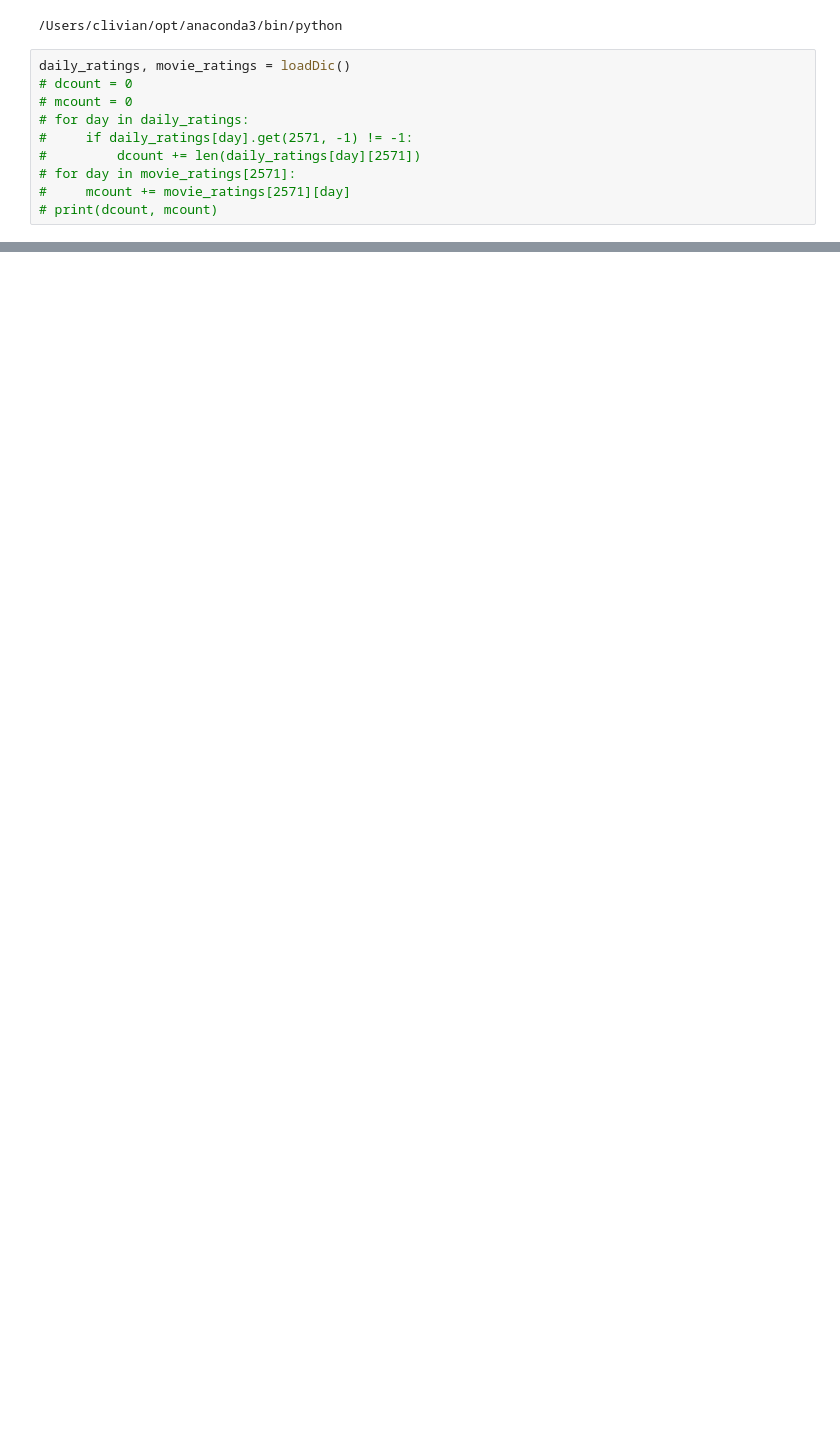
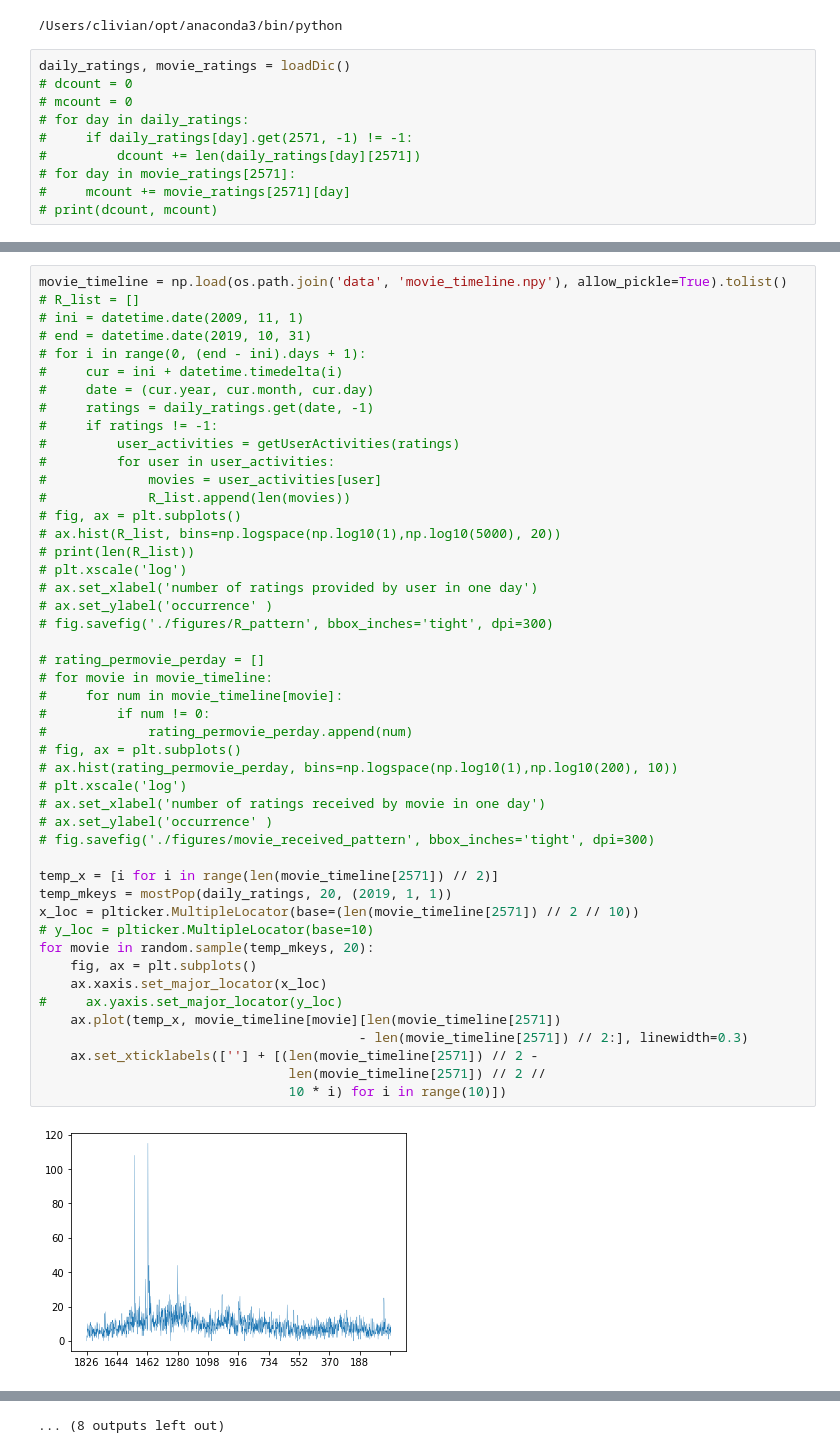
Before and after one commit to liguanlong/Final-Year-Project, a Jupyter notebook: customisedRecommender.ipynb, the cells around one changed output, grey strips where cells are left out. Cells and saved outputs as stored; diff of their text form; blank space fills up the shorter version.

```diff
--- a/customisedRecommender.ipynb
+++ b/customisedRecommender.ipynb
@@ -196,0 +391,49 @@ for candidate in candidates_based_on_yesterday:
+# %%
+movie_timeline = np.load(os.path.join('data', 'movie_timeline.npy'), allow_pickle=True).tolist()
+# R_list = []
+# ini = datetime.date(2009, 11, 1)
+# end = datetime.date(2019, 10, 31)
+# for i in range(0, (end - ini).days + 1):
+#     cur = ini + datetime.timedelta(i)
+#     date = (cur.year, cur.month, cur.day)
+#     ratings = daily_ratings.get(date, -1)
+#     if ratings != -1:
+#         user_activities = getUserActivities(ratings)
+#         for user in user_activities:
+#             movies = user_activities[user]
+#             R_list.append(len(movies))
+# fig, ax = plt.subplots()
+# ax.hist(R_list, bins=np.logspace(np.log10(1),np.log10(5000), 20))
+# print(len(R_list))
+# plt.xscale('log')
+# ax.set_xlabel('number of ratings provided by user in one day')
+# ax.set_ylabel('occurrence' )
+# fig.savefig('./figures/R_pattern', bbox_inches='tight', dpi=300)
+
+# rating_permovie_perday = []
+# for movie in movie_timeline:
+#     for num in movie_timeline[movie]:
+#         if num != 0:
+#             rating_permovie_perday.append(num)
+# fig, ax = plt.subplots()
+# ax.hist(rating_permovie_perday, bins=np.logspace(np.log10(1),np.log10(200), 10))
+# plt.xscale('log')
+# ax.set_xlabel('number of ratings received by movie in one day')
+# ax.set_ylabel('occurrence' )
+# fig.savefig('./figures/movie_received_pattern', bbox_inches='tight', dpi=300)
+
+temp_x = [i for i in range(len(movie_timeline[2571]) // 2)]
+temp_mkeys = mostPop(daily_ratings, 20, (2019, 1, 1))
+x_loc = plticker.MultipleLocator(base=(len(movie_timeline[2571]) // 2 // 10))
+# y_loc = plticker.MultipleLocator(base=10)
+for movie in random.sample(temp_mkeys, 20):
+    fig, ax = plt.subplots()
+    ax.xaxis.set_major_locator(x_loc)
+#     ax.yaxis.set_major_locator(y_loc)
+    ax.plot(temp_x, movie_timeline[movie][len(movie_timeline[2571])
+                                         - len(movie_timeline[2571]) // 2:], linewidth=0.3)
+    ax.set_xticklabels([''] + [(len(movie_timeline[2571]) // 2 -
+                                len(movie_timeline[2571]) // 2 //
+                                10 * i) for i in range(10)])
+# %% [output]
+[figure, added]
@@ -196,0 +451 @@ for candidate in candidates_based_on_yesterday:
+... (8 outputs left out)
```
Also changed, not shown: parts of 21 cells of this notebook, 29 other files.
